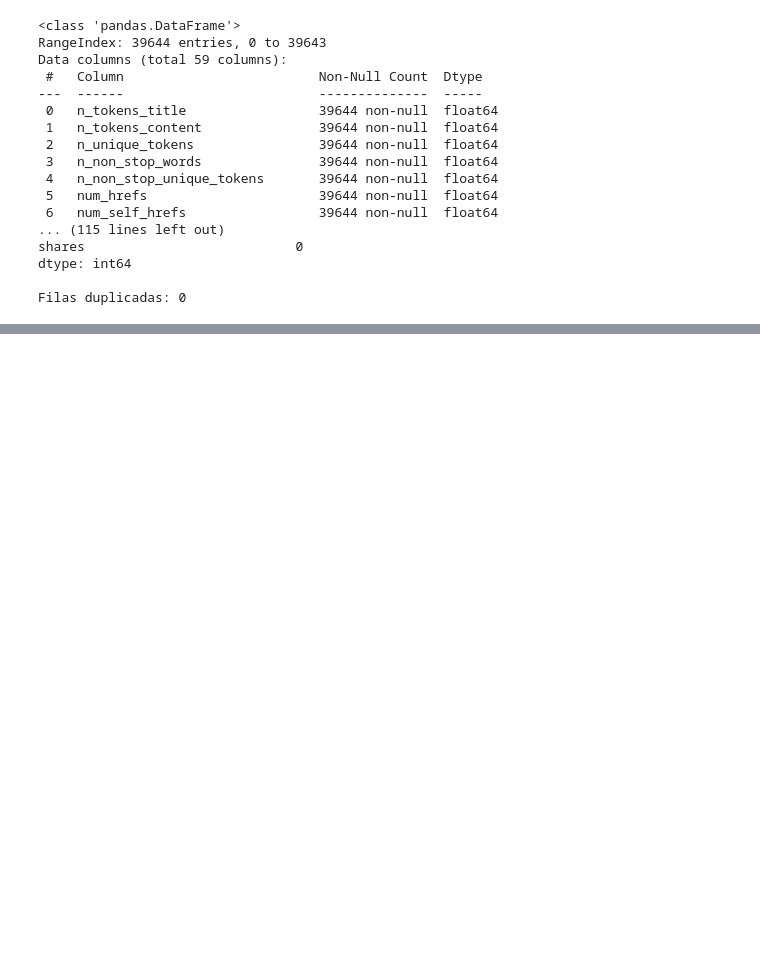
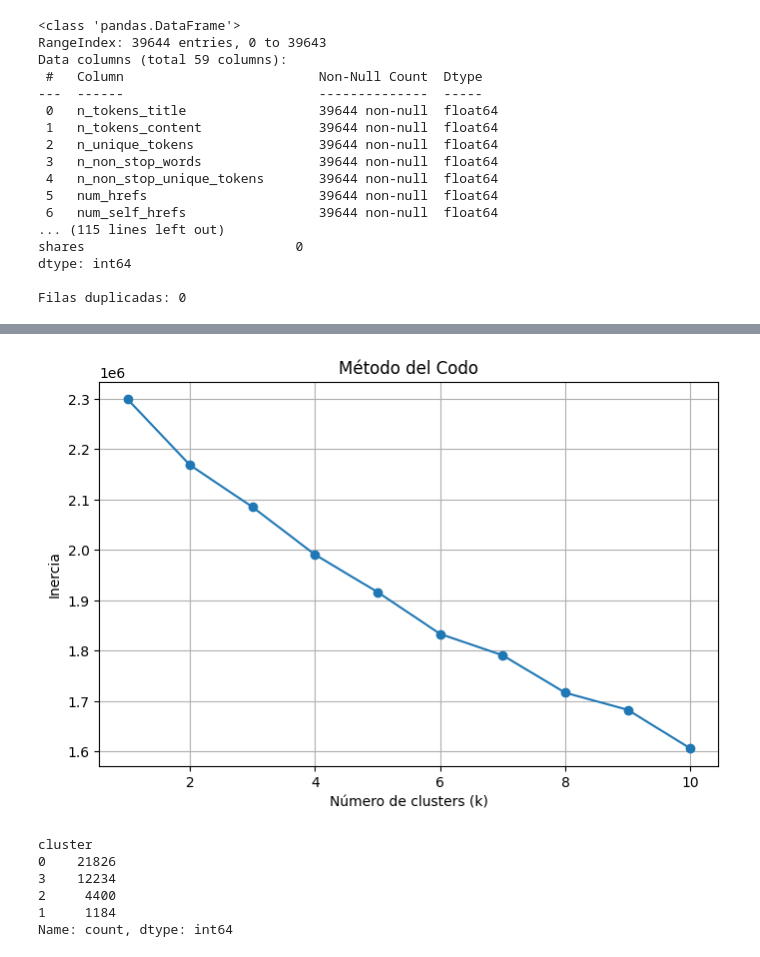
Before and after one commit to YariMar24/Online-News-Popularity, a Jupyter notebook: OnlineNewsPopularity/Proyecto_Mineria.ipynb, the cells around one changed output, grey strips where cells are left out. Saved outputs shown, nothing was run; the diff lists cells and outputs as text; code cells hidden in the pictures; blank space fills up the shorter version.

Commit message:
dataset con aglomerativo, kmeans ydbscan sin varias iteraciones

```diff
--- a/OnlineNewsPopularity/Proyecto_Mineria.ipynb
+++ b/OnlineNewsPopularity/Proyecto_Mineria.ipynb
@@ -67,3 +85,10 @@ df_clean.describe().T
 | abs_title_subjectivity | 39644.0 | 0.341843 | 0.188791 | 0.00000 | 0.166667 | 0.500000 | 0.500000 | 0.500000 |
 | abs_title_sentiment_polarity | 39644.0 | 0.156064 | 0.226294 | 0.00000 | 0.000000 | 0.000000 | 0.250000 | 1.000000 |
 | shares | 39644.0 | 3395.380184 | 11626.950749 | 1.00000 | 946.000000 | 1400.000000 | 2800.000000 | 843300.000000 |
+# %%
+# Separar variable objetivo
+X = df_clean.drop('shares', axis=1)
+y = df_clean['shares']
+
+print("X:", X.shape)
+print("y:", y.shape)
@@ -69,0 +98,8 @@ df_clean.describe().T
+# %%
+from sklearn.preprocessing import StandardScaler
+
+scaler = StandardScaler()
+
+X_scaled = scaler.fit_transform(X)
+
+print("Datos escalados:", X_scaled.shape)
@@ -69,0 +132,41 @@ df_clean.describe().T
+# %%
+from sklearn.cluster import KMeans
+import matplotlib.pyplot as plt
+
+# Lista para guardar la inercia
+inertia = []
+
+# Probar valores de k del 1 al 10
+K = range(1, 11)
+
+for k in K:
+    kmeans = KMeans(n_clusters=k, random_state=42)
+    kmeans.fit(X_scaled)
+    inertia.append(kmeans.inertia_)
+
+# Graficar
+plt.figure(figsize=(8,5))
+plt.plot(K, inertia, marker='o')
+plt.title("Método del Codo")
+plt.xlabel("Número de clusters (k)")
+plt.ylabel("Inercia")
+plt.grid()
+plt.show()
+# %% [output]
+[figure, added]
+# %%
+kmeans = KMeans(n_clusters=4, random_state=42)
+clusters = kmeans.fit_predict(X_scaled)
+
+# Agregar clusters al dataset
+df_clean['cluster'] = clusters
+
+# Ver resultados
+df_clean['cluster'].value_counts()
+# %% [output]
+cluster
+0    21826
+3    12234
+2     4400
+1     1184
+Name: count, dtype: int64
```
Also changed, not shown: parts of 22 cells of this notebook, 5 other files.
